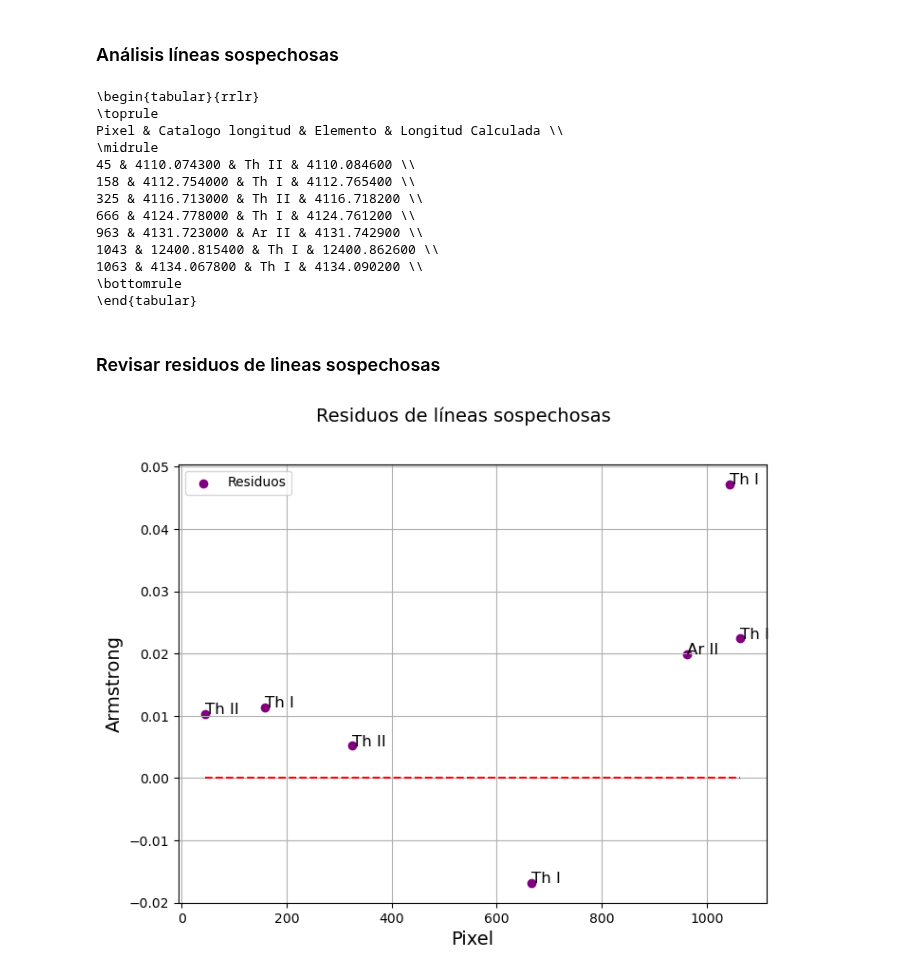
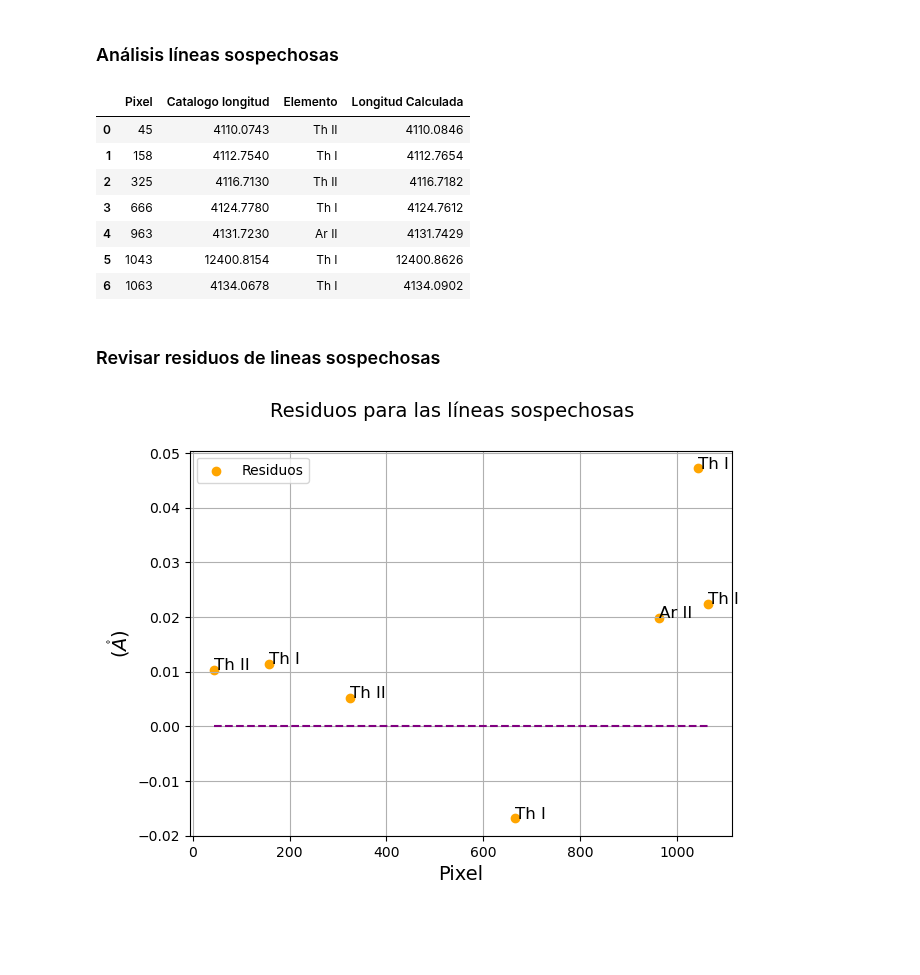
Before and after one commit to ccuellarn/Torium-Operation, a Jupyter notebook: Data/Th 6200/Analisis_6200.ipynb, the cells around one changed output. Cells and saved outputs as stored; diff of their text form; code cells hidden in the pictures; blank space fills up the shorter version.

Commit message:
Revisado con catalago de todas las imagenes

```diff
--- a/Data/Th 6200/Analisis_6200.ipynb
+++ b/Data/Th 6200/Analisis_6200.ipynb
@@ -308,29 +347,29 @@ DataFit
 # %% [markdown]
 ### Regresión lineal de todos los puntos
 # %%
-ym,_x,res,xres,param = LinearFit(DataFit_1['Pixel'],DataFit_1['Catalogo longitud'], 3)
+ym,_x,res,xres,param = LinearFit(DataFit['Pixel'],DataFit['Catalogo longitud'], 5)
 
 #Gráfico con residuos
-fig1, axis1 = plt.subplots(2,1, figsize = (9, 7), gridspec_kw = {"height_ratios":[2, 1]})
-ax1 = axis1[0]
-ax2 = axis1[1]
+fig3, axis3 = plt.subplots(2,1, figsize = (9, 7), gridspec_kw = {"height_ratios":[2, 1]})
+ax1 = axis3[0]
+ax2 = axis3[1]
 
-fig1.suptitle(r'Relación entre pixel y longitud de onda',fontsize=14)
+fig3.suptitle(r'Relación entre píxel y longitud de onda para las líneas encontradas',fontsize=14)
 
-ax1.scatter(DataFit_1['Pixel'],DataFit_1['Catalogo longitud'],color='red')
+ax1.scatter(DataFit['Pixel'],DataFit['Catalogo longitud'], color='orange')
 ax1.plot(_x,ym,'--',color='purple')
 ax1.set_ylabel(r"Longitud de onda $(\mathring{A})$",fontsize=14)
-ax1.set_xlabel(r'Pixel',fontsize=14)
+ax1.set_xlabel(r'pixel',fontsize=14)
 ax1.grid()
 ax1.tick_params(axis='both',labelsize=13)
 
-ax2.scatter(xres,res,label = 'Residuos',color='purple')
+ax2.scatter(xres,res,label = 'Residuos',color='orange')
 ax2.grid()
 ax2.tick_params(axis='both',labelsize=13)
 ax2.legend()
 ax2.set_xlabel(r'Pixel',fontsize=14)
 ax2.set_ylabel(r'$(\mathring{A})$',fontsize=14)
 
-fig1.tight_layout()
-#fig1.savefig('PixelvsLongitud.pdf')
+fig3.tight_layout()
+#fig3.savefig('th 6200 regresion lineal.jpg')
 # %% [output]
@@ -339,11 +377,11 @@ array([ 7.46091523e-11, -3.31142370e-07,  3.56506138e-02,  6.16352333e+03])
 # %% [markdown]
 ### Análisis líneas sospechosas
 # %%
-LineasSos_1 = LineasSus(PixSus_1,param)
+LineasSos_1 = LineasSus(Pixsus_1,param)
 LineasSos_1['Catalogo longitud'] = [4112.754,None , 4116.713, 4131.723, 4134.0678]
 LineasSos_1['Elemento'] = [ 'Th I', 'Mezcla', 'Th II', 'Ar II', 'Th I']
 
-LineasSos_2 = LineasSus(PixSus_2,param)
+LineasSos_2 = LineasSus(Pixsus_2,param)
 LineasSos_2['Catalogo longitud'] = [4110.0743, 4124.778, 12400.8154]
 LineasSos_2['Elemento'] = [ 'Th II', 'Th I', 'Th I']
 
@@ -351,49 +389,45 @@ LineasSos = pd.concat([LineasSos_1,LineasSos_2], axis=0).sort_values(by='Pixel',
 LineasSos['Longitud Calculada'] = [4110.0846, 4112.7654, 4116.7182, 4124.7612, 4131.7429, 12400.8626, 4134.0902]
 
 LineasSos = LineasSos.drop(['Calibracion orden 1','Calibracion orden 2', 'Calibracion orden 3'],axis=1)
-print(LineasSos.to_latex(index=False))
+LineasSos
+# print(LineasSos.to_latex(index=False))
 # %% [output]
-\begin{tabular}{rrlr}
-\toprule
-Pixel & Catalogo longitud & Elemento & Longitud Calculada \\
-\midrule
-45 & 4110.074300 & Th II & 4110.084600 \\
-158 & 4112.754000 & Th I & 4112.765400 \\
-325 & 4116.713000 & Th II & 4116.718200 \\
-666 & 4124.778000 & Th I & 4124.761200 \\
-963 & 4131.723000 & Ar II & 4131.742900 \\
-1043 & 12400.815400 & Th I & 12400.862600 \\
-1063 & 4134.067800 & Th I & 4134.090200 \\
-\bottomrule
-\end{tabular}
+|  | Pixel | Catalogo longitud | Elemento | Longitud Calculada |
+| 0 | 45 | 4110.0743 | Th II | 4110.0846 |
+| 1 | 158 | 4112.7540 | Th I | 4112.7654 |
+| 2 | 325 | 4116.7130 | Th II | 4116.7182 |
+| 3 | 666 | 4124.7780 | Th I | 4124.7612 |
+| 4 | 963 | 4131.7230 | Ar II | 4131.7429 |
+| 5 | 1043 | 12400.8154 | Th I | 12400.8626 |
+| 6 | 1063 | 4134.0678 | Th I | 4134.0902 |
 # %% [markdown]
 ### Revisar residuos de lineas sospechosas
 # %%
 #Calcular residuos de las líneas sospechosas
 nist = LineasSos['Catalogo longitud']
 calc = LineasSos['Longitud Calculada']
 residuos = calc - nist
 
 pixel = LineasSos['Pixel']
 
 #Etiquetas de elementos
 label = [each for each in LineasSos['Elemento']]
 
 #Gráfico con residuos
-fig, ax = plt.subplots(1,1, figsize=(8,6))
+figr, axr = plt.subplots(1,1, figsize=(7,5))
 
-fig.suptitle(r'Residuos de líneas sospechosas',fontsize=14)
+figr.suptitle(r'Residuos para las líneas sospechosas',fontsize=14)
 
-ax.scatter(pixel,residuos,label = 'Residuos',color='purple')
-ax.plot(pixel,np.linspace(0,0,len(residuos)),'--',color='red')
-ax.grid()
-ax.legend()
-ax.set_xlabel(r'Pixel',fontsize=14)
-ax.set_ylabel(r'Armstrong',fontsize=14)
+axr.scatter(pixel,residuos,label = 'Residuos',color='orange')
+axr.plot(pixel,np.linspace(0,0,len(residuos)),'--',color='purple')
+axr.grid()
+axr.legend()
+axr.set_xlabel(r'Pixel',fontsize=14)
+axr.set_ylabel(r'$(\mathring{A})$',fontsize=14)
 
 for j in range (0, len(label)):
     plt.annotate(label[j], (pixel[j], residuos[j]),fontsize=12)
 
-#fig.savefig('ResiduosLineasSos.pdf')
+#figr.savefig('Residuos th 6200.jpg')
 # %% [output]
-[figure, old version]
+[figure, new version]
```
Also changed, not shown: parts of 13 cells of this notebook, 10 other files.
